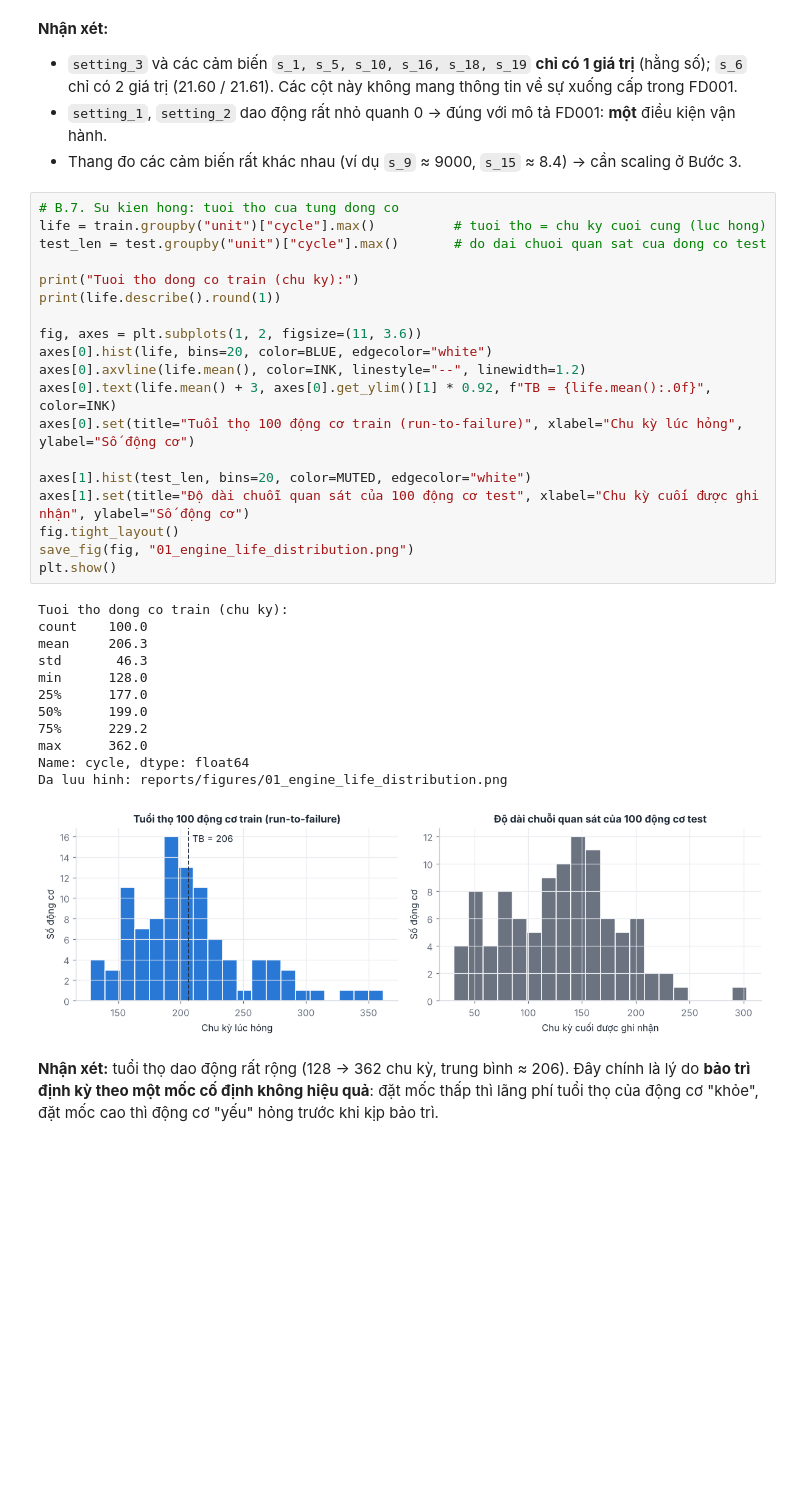
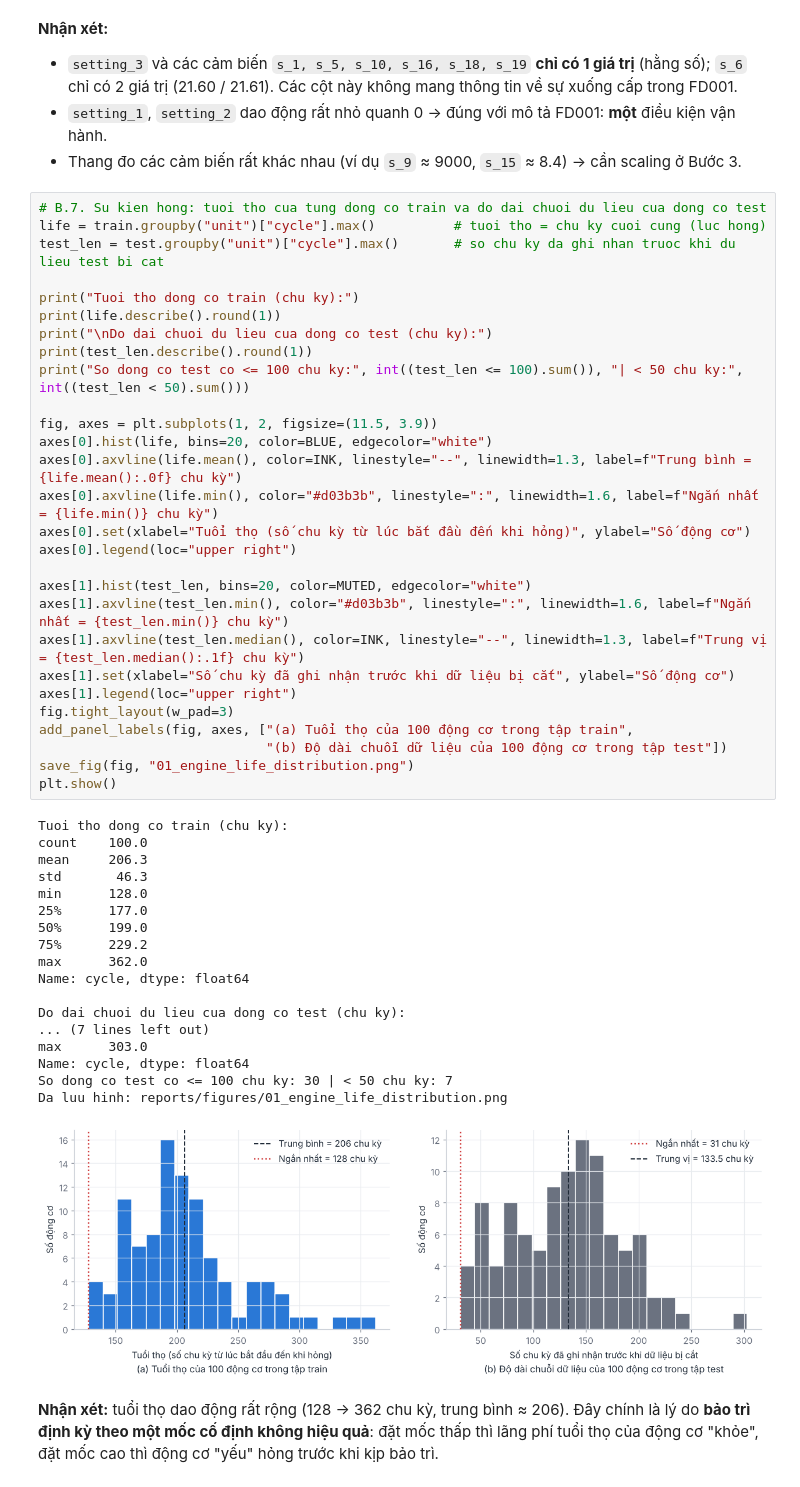
Before and after one commit to duyenphung206-sudo/turbofan-rul-prediction, a Jupyter notebook: notebooks/01_problem_and_data_understanding.ipynb, the cells around one changed output. Drawn from its saved outputs; the diff is of its cells as text; blank space fills up the shorter version.

```diff
--- a/notebooks/01_problem_and_data_understanding.ipynb
+++ b/notebooks/01_problem_and_data_understanding.ipynb
@@ -215,37 +216,52 @@ desc.round(4)
 - `setting_1`, `setting_2` dao động rất nhỏ quanh 0 → đúng với mô tả FD001: **một** điều kiện vận hành.
 - Thang đo các cảm biến rất khác nhau (ví dụ `s_9` ≈ 9000, `s_15` ≈ 8.4) → cần scaling ở Bước 3.
 # %%
-# B.7. Su kien hong: tuoi tho cua tung dong co
+# B.7. Su kien hong: tuoi tho cua tung dong co train va do dai chuoi du lieu cua dong co test
 life = train.groupby("unit")["cycle"].max()          # tuoi tho = chu ky cuoi cung (luc hong)
-test_len = test.groupby("unit")["cycle"].max()       # do dai chuoi quan sat cua dong co test
+test_len = test.groupby("unit")["cycle"].max()       # so chu ky da ghi nhan truoc khi du lieu test bi cat
 
 print("Tuoi tho dong co train (chu ky):")
 print(life.describe().round(1))
+print("\nDo dai chuoi du lieu cua dong co test (chu ky):")
+print(test_len.describe().round(1))
+print("So dong co test co <= 100 chu ky:", int((test_len <= 100).sum()), "| < 50 chu ky:", int((test_len < 50).sum()))
 
-fig, axes = plt.subplots(1, 2, figsize=(11, 3.6))
+fig, axes = plt.subplots(1, 2, figsize=(11.5, 3.9))
 axes[0].hist(life, bins=20, color=BLUE, edgecolor="white")
-axes[0].axvline(life.mean(), color=INK, linestyle="--", linewidth=1.2)
-axes[0].text(life.mean() + 3, axes[0].get_ylim()[1] * 0.92, f"TB = {life.mean():.0f}", color=INK)
-axes[0].set(title="Tuổi thọ 100 động cơ train (run-to-failure)", xlabel="Chu kỳ lúc hỏng", ylabel="Số động cơ")
+axes[0].axvline(life.mean(), color=INK, linestyle="--", linewidth=1.3, label=f"Trung bình = {life.mean():.0f} chu kỳ")
+axes[0].axvline(life.min(), color="#d03b3b", linestyle=":", linewidth=1.6, label=f"Ngắn nhất = {life.min()} chu kỳ")
+axes[0].set(xlabel="Tuổi thọ (số chu kỳ từ lúc bắt đầu đến khi hỏng)", ylabel="Số động cơ")
+axes[0].legend(loc="upper right")
 
 axes[1].hist(test_len, bins=20, color=MUTED, edgecolor="white")
-axes[1].set(title="Độ dài chuỗi quan sát của 100 động cơ test", xlabel="Chu kỳ cuối được ghi nhận", ylabel="Số động cơ")
-fig.tight_layout()
+axes[1].axvline(test_len.min(), color="#d03b3b", linestyle=":", linewidth=1.6, label=f"Ngắn nhất = {test_len.min()} chu kỳ")
+axes[1].axvline(test_len.median(), color=INK, linestyle="--", linewidth=1.3, label=f"Trung vị = {test_len.median():.1f} chu kỳ")
+axes[1].set(xlabel="Số chu kỳ đã ghi nhận trước khi dữ liệu bị cắt", ylabel="Số động cơ")
+axes[1].legend(loc="upper right")
+fig.tight_layout(w_pad=3)
+add_panel_labels(fig, axes, ["(a) Tuổi thọ của 100 động cơ trong tập train",
+                             "(b) Độ dài chuỗi dữ liệu của 100 động cơ trong tập test"])
 save_fig(fig, "01_engine_life_distribution.png")
 plt.show()
 # %% [output]
 Tuoi tho dong co train (chu ky):
 count    100.0
 mean     206.3
 std       46.3
 min      128.0
 25%      177.0
 50%      199.0
 75%      229.2
 max      362.0
 Name: cycle, dtype: float64
+
+Do dai chuoi du lieu cua dong co test (chu ky):
+... (7 lines left out)
+max      303.0
+Name: cycle, dtype: float64
+So dong co test co <= 100 chu ky: 30 | < 50 chu ky: 7
 Da luu hinh: reports/figures/01_engine_life_distribution.png
-[figure, old version]
+[figure, new version]
 # %% [markdown]
 **Nhận xét:** tuổi thọ dao động rất rộng (128 → 362 chu kỳ, trung bình ≈ 206). Đây chính là lý do **bảo trì định kỳ theo một mốc cố định không hiệu quả**: đặt mốc thấp thì lãng phí tuổi thọ của động cơ "khỏe", đặt mốc cao thì động cơ "yếu" hỏng trước khi kịp bảo trì.
 # %%
```
Also changed, not shown: parts of 7 cells of this notebook, 30 other files.
